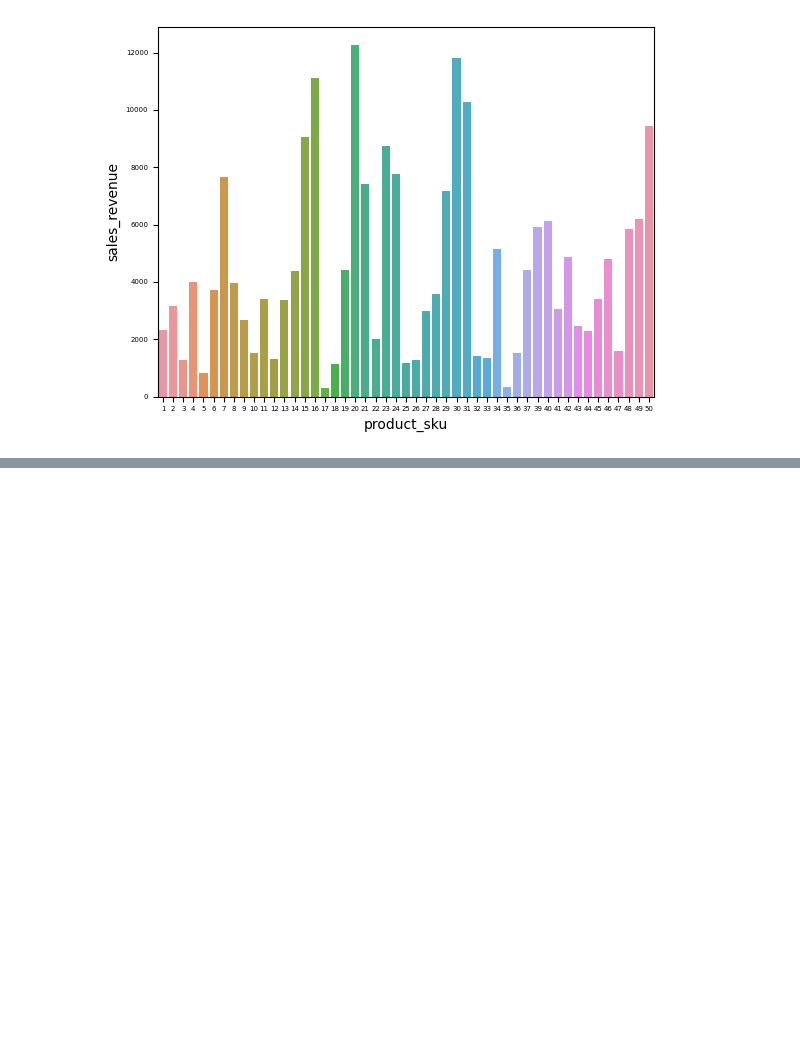
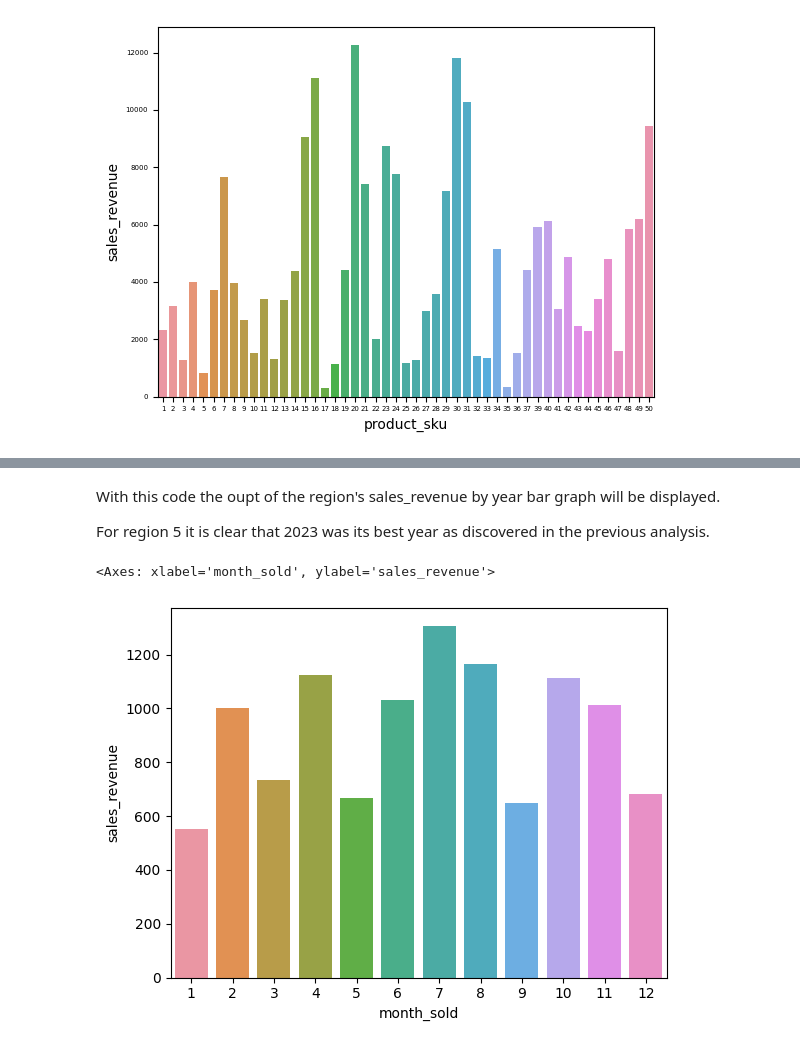
Before and after one commit to ajkam/schulich_data_science, a Jupyter notebook: Assignments/Assignment_1_v2.ipynb, the cells around one changed output, grey strips where cells are left out. Cells and saved outputs as stored; diff of their text form; code cells hidden in the pictures; blank space fills up the shorter version.

```diff
--- a/Assignments/Assignment_1_v2.ipynb
+++ b/Assignments/Assignment_1_v2.ipynb
@@ -360,37 +360,4 @@ df['Dif_units_sold'] = (df['units_sold']- df['CW_units_sold'])/df['CW_units_sold
 
 
 
-def conditions(df):
-    if df['Dif_sales_revenue'] > 0: matrix = 1
-    elif df['Dif_sales_revenue'] == 0:     matrix = 0
-    elif df['Dif_sales_revenue'] < 0:     matrix = -1
-    else: matrix = "ERR"
-
-    return matrix
-
-df['mtr_sales_revenue'] = df.apply(conditions, axis=1)
-
-
-def conditions1(df):
-    if df['Dif_price_per_unit'] > 0: matrix = 1
-    elif df['Dif_price_per_unit'] == 0:     matrix = 0
-    elif df['Dif_price_per_unit'] < 0:     matrix = -1
-    else: matrix = "ERR"
-
-    return matrix
-
-df['mtr_price_per_unit'] = df.apply(conditions1, axis=1)
-
-def conditions2(df):
-    if df['Dif_units_sold'] > 0: matrix = 1
-    elif df['Dif_units_sold'] == 0:     matrix = 0
-    elif df['Dif_units_sold'] < 0:     matrix = -1
-    else: matrix = "ERR"
-
-    return matrix
-
-df['mtr_units_sold'] = df.apply(conditions2, axis=1)
-
-
-
 df
@@ -589,5 +621,5 @@ p
 # %%
-regioninput = input("Welcome Regional Manageer. Please enter your region between 1 to 10")
+regioninput = input("Welcome Regional Manager. Please enter your region between 1 to 10")
 regiondataframe= "df_" + str(regioninput)
 print(regiondataframe)
 type(regiondataframe)
@@ -604,2 +708,9 @@ sns.barplot(x='year_sold',y='sales_revenue',data=regiondataframe, estimator=sum,
+# %% [markdown]
+With this code the oupt of the region's sales_revenue by year bar graph will be displayed.
+
+For region 5 it is clear that 2023 was its best year as discovered in the previous analysis.
 # %%
-sns.barplot(x='month_sold',y='sales_revenue',data=regiondataframe, estimator=sum, errorbar=None)
+sns.barplot(x='month_sold',y='sales_revenue',data=regiondataframe, errorbar=None)
+# %% [output]
+<Axes: xlabel='month_sold', ylabel='sales_revenue'>
+[figure, added]
```
Also changed, not shown: parts of 24 cells of this notebook.
